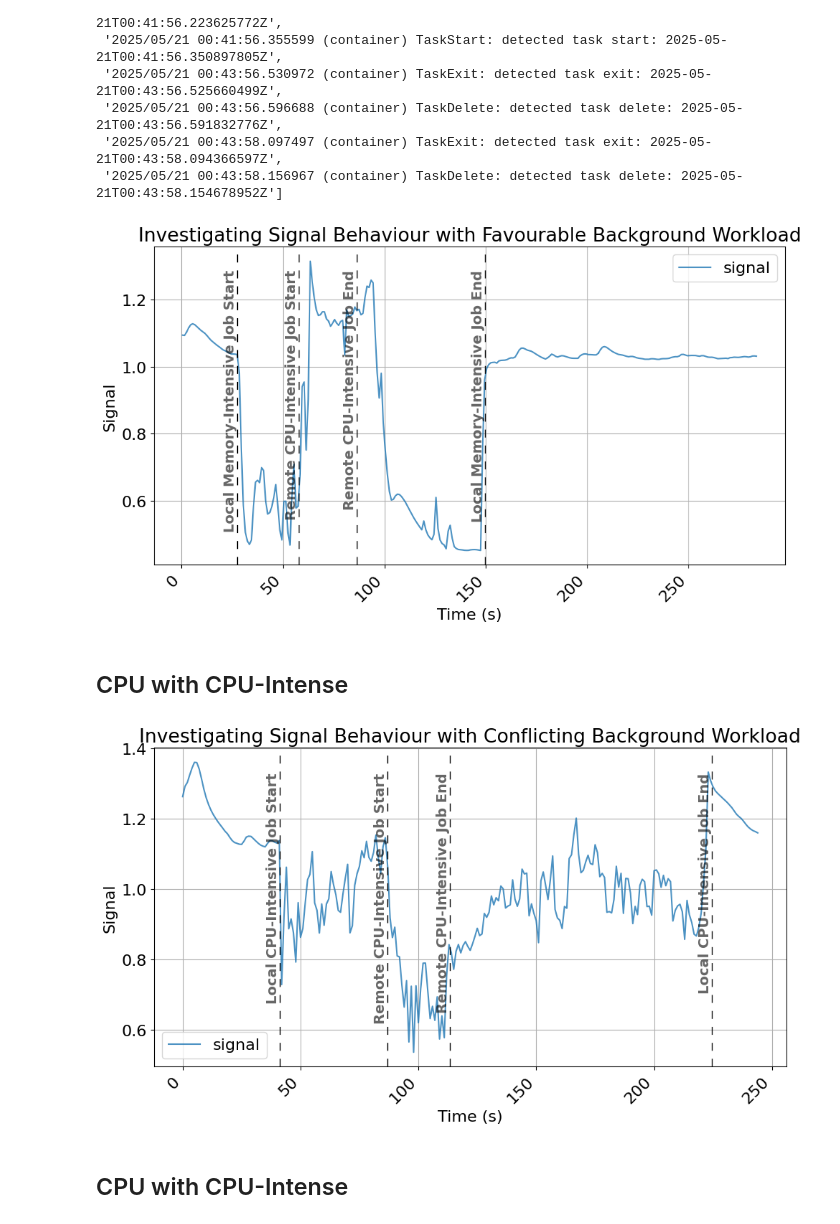
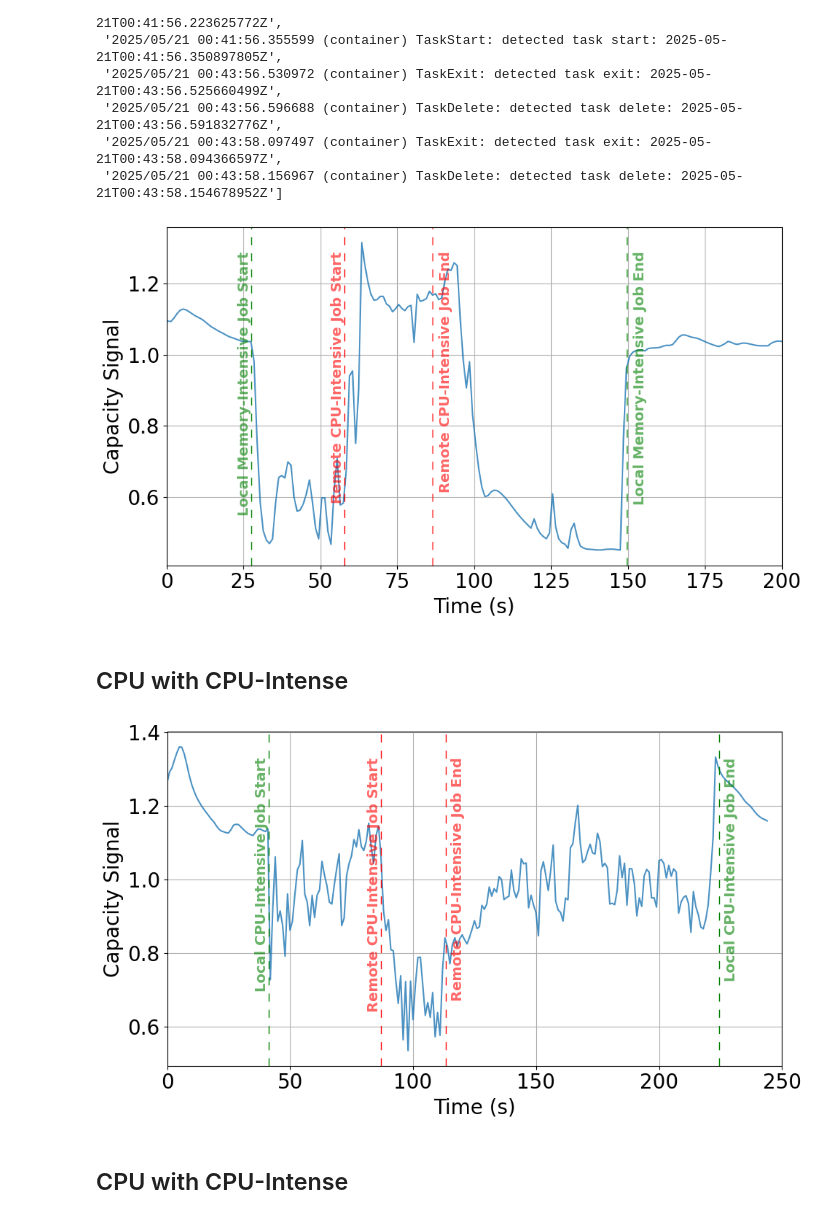
Before and after one commit to LucaChot/basic_sched, a Jupyter notebook: scripts/investigating-signal-behaviour.ipynb, the cells around one changed output. Saved outputs shown, nothing was run; the diff lists cells and outputs as text; code cells hidden in the pictures.

```diff
--- a/scripts/investigating-signal-behaviour.ipynb
+++ b/scripts/investigating-signal-behaviour.ipynb
@@ -16,7 +16,7 @@ with open('smooth-signal-behaviour-mem.txt', 'r') as file:
 # %%
 data = {}
 data['time'] = [line.split()[1] for line in filtered]
-data['signal'] = [float(line.split()[5]) for line in filtered]
+data['Signal'] = [float(line.split()[5]) for line in filtered]
 # %%
 with open('smooth-signal-behaviour-mem.txt', 'r') as file:
     mem_events = [line.rstrip('\n') for line in file if "(container)" in line]
@@ -60,53 +60,54 @@ mem_job_time = [(datetime.strptime(t.split()[1], "%H:%M:%S.%f") - start).total_s
 
 # 2. Create the plot using matplotlib
 plt.figure(figsize=(10, 6))  # Adjust figure size as needed
-plt.rcParams['font.size'] = 16
+plt.rcParams['font.size'] = 20
 
 for key in data.keys():
     if key == 'time':
         continue
     plt.plot(time_objects, data[key], label=key, alpha=.8)
 #plt.plot(time_objects, data['cpu some'], linestyle='-')
 
 ymin, ymax = plt.ylim()
 text_y_position = ymax * 0.95
 
 
-plt.axvline(x=pi_job_time[2], color='0', alpha=1, linestyle=(0, (8, 8)), linewidth=1)
+plt.axvline(x=pi_job_time[2], color='red', alpha=1, linestyle=(0, (8, 8)), linewidth=1)
 plt.text(pi_job_time[2], text_y_position, 'Remote CPU-Intensive Job Start',
-         rotation=90, va='top', ha='right', alpha=0.6, fontsize=14, weight='bold')
-plt.axvline(x=pi_job_time[-1], color='0', alpha=1, linestyle=(0, (8, 8)), linewidth=1)
-plt.text(pi_job_time[-1], text_y_position, 'Remote CPU-Intensive Job End',
-         rotation=90, va='top', ha='right', alpha=0.6, fontsize=14, weight='bold')
-plt.axvline(x=mem_job_time[2], color='0', alpha=1, linestyle=(0, (8, 8)), linewidth=1)
+         rotation=90, va='top', ha='right', color='red', alpha=0.6, fontsize=14, weight='bold')
+plt.axvline(x=pi_job_time[-1], color='red', alpha=1, linestyle=(0, (8, 8)), linewidth=1)
+plt.text(pi_job_time[-1] + 2, text_y_position, 'Remote CPU-Intensive Job End',
+         rotation=90, va='top', ha='left', color='red', alpha=0.6, fontsize=14, weight='bold')
+plt.axvline(x=mem_job_time[2], color='green', alpha=1, linestyle=(0, (8, 8)), linewidth=1)
 plt.text(mem_job_time[2], text_y_position, 'Local Memory-Intensive Job Start',
-         rotation=90, va='top', ha='right', alpha=0.6, fontsize=14, weight='bold')
-plt.axvline(x=mem_job_time[-1], color='0', alpha=1, linestyle=(0, (8, 8)), linewidth=1)
-plt.text(mem_job_time[-1], text_y_position, 'Local Memory-Intensive Job End',
-         rotation=90, va='top', ha='right', alpha=0.6, fontsize=14, weight='bold')
+         rotation=90, va='top', ha='right', color='green', alpha=0.6, fontsize=14, weight='bold')
+plt.axvline(x=mem_job_time[-1], color='green', alpha=1, linestyle=(0, (8, 8)), linewidth=1)
+plt.text(mem_job_time[-1]+2, text_y_position, 'Local Memory-Intensive Job End',
+         rotation=90, va='top', ha='left', color='green', alpha=0.6, fontsize=14, weight='bold')
 
 # count = 0
 # for event in events_dict.keys():
 #     # Assuming events[event] is a list of time strings for that event
 #     event_times_objects = [datetime.strptime(t, "%H:%M:%S.%f") for t in events_dict[event]]
 #     for event_time_obj in event_times_objects:
 #         plt.axvline(x=event_time_obj, color='0.75', alpha=0.8, linestyle=(0, (8, 8)), linewidth=1, label= 'ContainerD Event' if count == 0 else "")
 #         count += 1
 
 # Customize the plot
 plt.xlabel("Time (s)")
-plt.ylabel("Signal")
-plt.title("Investigating Signal Behaviour with Favourable Background Workload")
+plt.ylabel("Capacity Signal")
+# plt.title("Investigating Signal Behaviour with Favourable Background Workload")
 plt.grid(True)
-plt.legend()
-plt.xticks(rotation=45, ha='right')  # Rotate x-axis labels for better readability
+# plt.legend()
+# plt.xticks(rotation=45, ha='right')  # Rotate x-axis labels for better readability
 plt.tight_layout()  # Adjust layout to prevent labels from overlapping
+plt.xlim(0, 200)
 
 # Display the plot
-plt.savefig('figures/signal-with-memory.png')
+plt.savefig('figures/signal-with-memory.pdf')
 plt.show()
 # %% [output]
-[figure, old version]
+[figure, new version]
 # %% [markdown]
 ## CPU with CPU-Intense
 # %%
@@ -147,7 +148,7 @@ cpu_job_time = [(datetime.strptime(t.split()[1], "%H:%M:%S.%f") - start).total_s
 
 # 2. Create the plot using matplotlib
 plt.figure(figsize=(10, 6))  # Adjust figure size as needed
-plt.rcParams['font.size'] = 16
+plt.rcParams['font.size'] = 20
 
 for key in data.keys():
     if key == 'time':
@@ -159,18 +160,18 @@ ymin, ymax = plt.ylim()
 text_y_position = ymax * 0.95
 
 
-plt.axvline(x=pi_job_time[2], color='0', alpha=1, linestyle=(0, (8, 8)), linewidth=1)
+plt.axvline(x=pi_job_time[2], color='red', alpha=1, linestyle=(0, (8, 8)), linewidth=1)
 plt.text(pi_job_time[2], text_y_position, 'Remote CPU-Intensive Job Start',
-        rotation=90, va='top', ha='right', alpha=0.6, fontsize=14, weight='bold')
-plt.axvline(x=pi_job_time[-1], color='0', alpha=1, linestyle=(0, (8, 8)), linewidth=1)
-plt.text(pi_job_time[-1], text_y_position, 'Remote CPU-Intensive Job End',
-         rotation=90, va='top', ha='right', alpha=0.6, fontsize=14, weight='bold')
-plt.axvline(x=cpu_job_time[2], color='0', alpha=1, linestyle=(0, (8, 8)), linewidth=1)
+        rotation=90, va='top', ha='right', color='red', alpha=0.6, fontsize=14, weight='bold')
+plt.axvline(x=pi_job_time[-1], color='red', alpha=1, linestyle=(0, (8, 8)), linewidth=1)
+plt.text(pi_job_time[-1] + 2, text_y_position, 'Remote CPU-Intensive Job End',
+         rotation=90, va='top', ha='left', color='red', alpha=0.6, fontsize=14, weight='bold')
+plt.axvline(x=cpu_job_time[2], color='green', alpha=1, linestyle=(0, (8, 8)), linewidth=1)
 plt.text(cpu_job_time[2], text_y_position, 'Local CPU-Intensive Job Start',
-         rotation=90, va='top', ha='right', alpha=0.6, fontsize=14, weight='bold')
-plt.axvline(x=cpu_job_time[-1], color='0', alpha=1, linestyle=(0, (8, 8)), linewidth=1)
-plt.text(cpu_job_time[-1], text_y_position, 'Local CPU-Intensive Job End',
-         rotation=90, va='top', ha='right', alpha=0.6, fontsize=14, weight='bold')
+         rotation=90, va='top', ha='right', color='green', alpha=0.6, fontsize=14, weight='bold')
+plt.axvline(x=cpu_job_time[-1], color='green', alpha=1, linestyle=(0, (8, 8)), linewidth=1)
+plt.text(cpu_job_time[-1] + 2, text_y_position, 'Local CPU-Intensive Job End',
+         rotation=90, va='top', ha='left', color='green', alpha=0.6, fontsize=14, weight='bold')
 
 # count = 0
 # for event in events_dict.keys():
@@ -182,18 +183,18 @@ plt.text(cpu_job_time[-1], text_y_position, 'Local CPU-Intensive Job End',
 
 # Customize the plot
 plt.xlabel("Time (s)")
-plt.ylabel("Signal")
-plt.title("Investigating Signal Behaviour with Conflicting Background Workload")
+plt.ylabel("Capacity Signal")
+# plt.title("Investigating Signal Behaviour with Conflicting Background Workload")
 plt.grid(True)
-plt.legend()
-plt.xticks(rotation=45, ha='right')  # Rotate x-axis labels for better readability
+# plt.legend()
+# plt.xticks(rotation=45, ha='right')  # Rotate x-axis labels for better readability
 plt.tight_layout()  # Adjust layout to prevent labels from overlapping
-
+plt.xlim(0, 250)
 # Display the plot
-plt.savefig('figures/signal-with-cpu.png')
+plt.savefig('figures/signal-with-cpu.pdf')
 plt.show()
 # %% [output]
-[figure, old version]
+[figure, new version]
 # %% [markdown]
 ## CPU with CPU-Intense
 # %%
```
Also changed, not shown: parts of 1 cell of this notebook, 49 other files.
